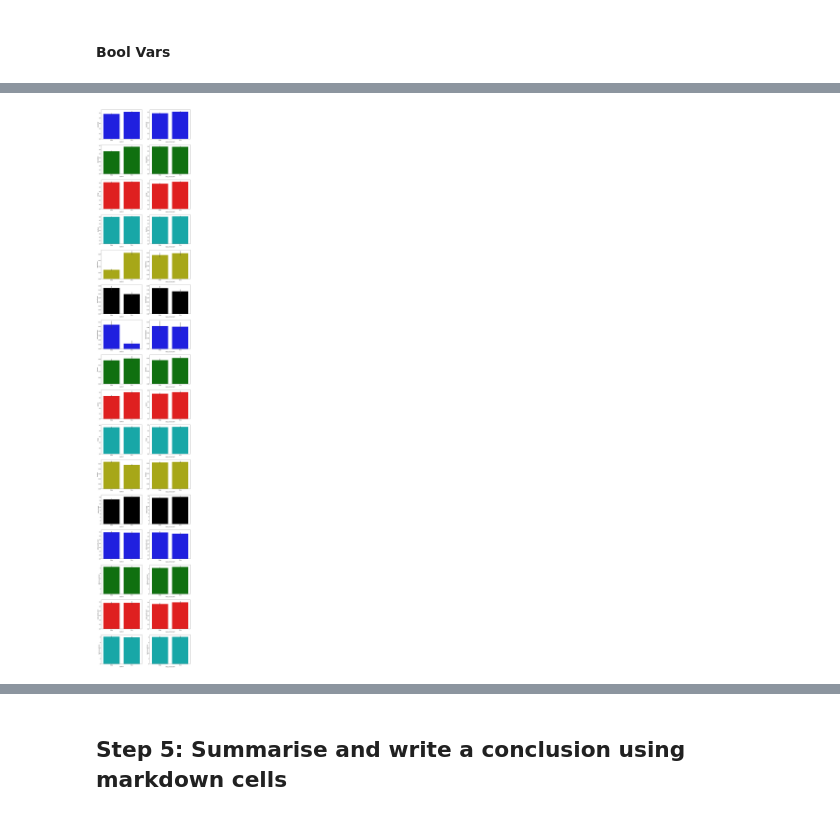
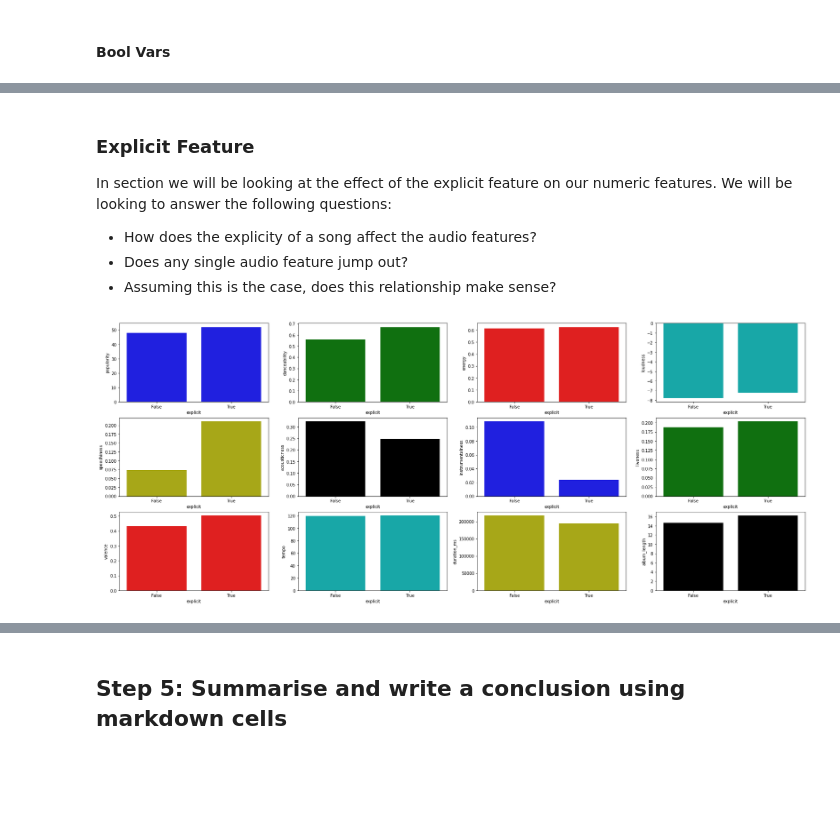
Before and after one commit to j4mes12/SDPA_Coursework, a Jupyter notebook: Part3/main.ipynb, the cells around one changed output, grey strips where cells are left out. Saved outputs shown, nothing was run; the diff lists cells and outputs as text; code cells hidden in the pictures; blank space fills up the shorter version.

```diff
--- a/Part3/main.ipynb
+++ b/Part3/main.ipynb
@@ -370,19 +452,16 @@ bool_df = data_out[bool_vars]
 # %%
 fig, ax = plt.subplots(
-    nrows = (bool_df.shape[1] // 2),
-    ncols = 2,
-    figsize = (15, 3 * bool_df.shape[1])
+    nrows = 1,
+    ncols = 1,
+    figsize = (8, 5)
 
 )
-colors = 'bg'
 
-for idx, col in enumerate(bool_df.columns):
-    sns.countplot(
-        ax = ax[idx],
-        data = bool_df,
-        x = col,
-        color = colors[idx]
-    )
+sns.countplot(
+    data = bool_df,
+    x = 'explicit',
+    color = colours[0]
+)
 
 plt.show()
 # %% [output]
@@ -392,22 +473,29 @@ plt.show()
+# %% [markdown]
+### Explicit Feature
+
+In section we will be looking at the effect of the explicit feature on our numeric features. We will be looking to answer the following questions:
+
+- How does the explicity of a song affect the audio features?
+- Does any single audio feature jump out?
+- Assuming this is the case, does this relationship make sense?
 # %%
 fig, ax = plt.subplots(
-    nrows = numeric_df.shape[1],
-    ncols = 2,
-    figsize = (15, 6 * numeric_df.shape[1])
+    nrows = numeric_df.shape[1] // 4,
+    ncols = 4,
+    figsize = (30, numeric_df.shape[1])
 )
 
-colors = 'bgrcyk' * 3
-
 for idx, ncol in enumerate(numeric_df.columns):
-    for idy, bcol in enumerate(bool_df.columns):
-        sns.barplot(
-            ax = ax[idx, idy],
-            data = data_out,
-            x = bcol,
-            y = ncol,
-            color = colors[idx]
-        )
+    x, y = idx // 4, idx % 4
+    sns.barplot(
+        ax = ax[x, y],
+        data = data_out,
+        x = 'explicit',
+        y = ncol,
+        color = colours[idx],
+        ci = None
+    )
 
 plt.show()
 # %% [output]
-[figure, old version]
+[figure, new version]
```
Also changed, not shown: parts of 55 cells of this notebook, 1 other file.
